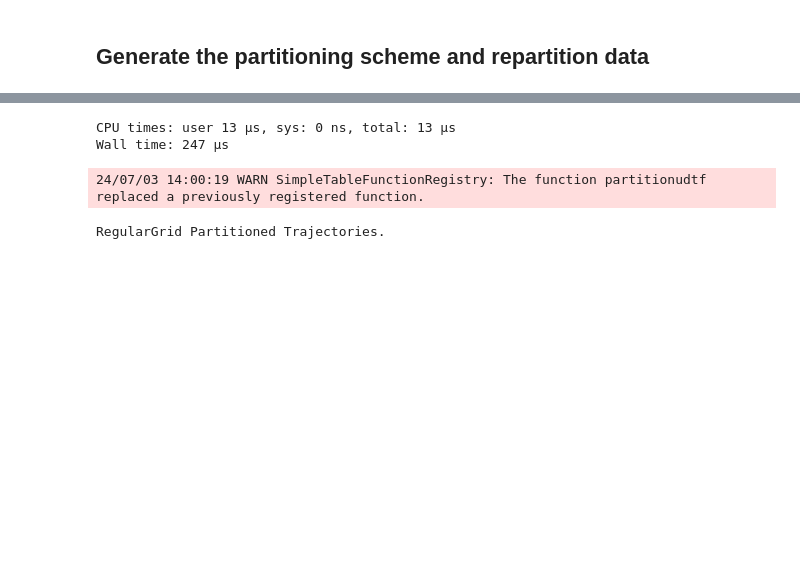
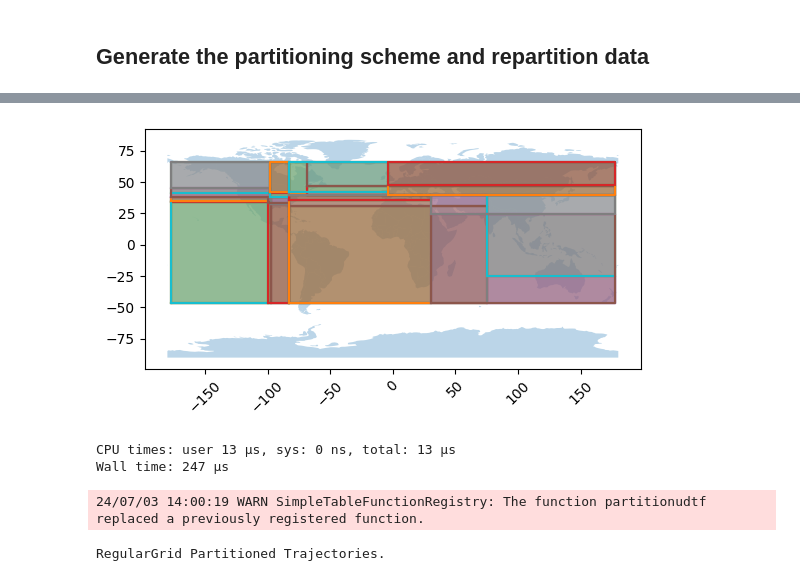
Before and after one commit to Action52/MobilityPySpark, a Jupyter notebook: pysparkmeos/PartitioningSchemesWithPyMEOS.ipynb, the cells around one changed output, grey strips where cells are left out. Saved outputs shown, nothing was run; the diff lists cells and outputs as text; code cells hidden in the pictures; blank space fills up the shorter version.

```diff
--- a/pysparkmeos/PartitioningSchemesWithPyMEOS.ipynb
+++ b/pysparkmeos/PartitioningSchemesWithPyMEOS.ipynb
@@ -405,0 +540,91 @@ plt.show()
+# %%
+from pysparkmeos.partitions.mobility_partitioner import MobilityPartitioner
+from pysparkmeos.utils.utils import new_bounds_from_axis, from_axis
+from typing import *
+from pymeos import *
+from pymeos import TPoint
+import numpy as np
+
+class KDTreePartition3(MobilityPartitioner):
+    def __init__(
+            self,
+            moving_objects: List[TPoint],
+            bounds: STBox,
+            dimensions: tuple,
+            max_depth=12
+    ):
+        self.max_depth = max_depth
+        self.bounds = bounds
+        self.grid = self._generate_grid(bounds, moving_objects, 0, dimensions, max_depth)
+        self.numPartitions = len(self.grid)
+        self.tilesstr = [tile.__str__() for tile in self.grid]
+        super().__init__(self.numPartitions, self.get_partition)
+
+    @staticmethod
+    def _generate_grid(
+        bounds: STBox,
+        movingobjects: List[TPoint],
+        depth: int = 0,
+        dimensions: tuple = ("x", "y", "t"),
+        max_depth=12,
+        utc='UTC'
+    ):
+        pymeos_initialize(utc)
+
+        axis = dimensions[depth % len(dimensions)]
+        tiles = []
+
+        pointsat = [point.at(bounds) for point in movingobjects]
+
+        # Sort by dimension
+        movingobjects = sorted(movingobjects, key=lambda p: from_axis(p, axis))
+        num_points = len(movingobjects)
+
+        if depth == max_depth or num_points <= 1:
+            tiles.append(bounds)
+        else:
+            median = movingobjects[num_points // 2]
+
+            bboxleft = new_bounds_from_axis(bounds, axis, median, "left")
+            bboxright = new_bounds_from_axis(bounds, axis, median, "right")
+
+            # print("Median is ", median, " splitted by axis: ", axis)
+
+            left = KDTreePartition._generate_grid(
+                bboxleft,
+                movingobjects[:num_points // 2],
+                depth + 1,
+                dimensions,
+                max_depth,
+            )
+            right = KDTreePartition._generate_grid(
+                bboxright,
+                movingobjects[num_points // 2:],
+                depth + 1,
+                dimensions,
+                max_depth,
+            )
+
+            tiles.extend(left)
+            tiles.extend(right)
+
+        return tiles
+
+    def num_partitions(self) -> int:
+        """Return the total number of partitions."""
+        return self.numPartitions
+
+start = time()
+# KDTree Normal Updated
+instsample = [traj.instant for traj in instants.select('instant').collect()] #  Take real sample if datasize is too big
+gpkd3 = KDTreePartition3(moving_objects=instsample, dimensions=['x', 'y', 't'], bounds=bounds, max_depth=6)
+gridkd3 = gpkd3.as_spark_table()
+gridkd3.cache()
+print("KD Tree Partitioning Corrected Table")
+gridkd3.show(truncate=False)
+gridkd3.createOrReplaceTempView("KDTreeSpark")
+end = time()
+print(f"{end-start} seconds to process and create KD Tree Grid.")
+world.plot(alpha=0.3)
+gpkd3.plot()
+# %% [output]
@@ -406 +649,2 @@ plt.show()
+[figure, added]
 # %%
```
Also changed, not shown: parts of 11 cells of this notebook, 9 other files.
